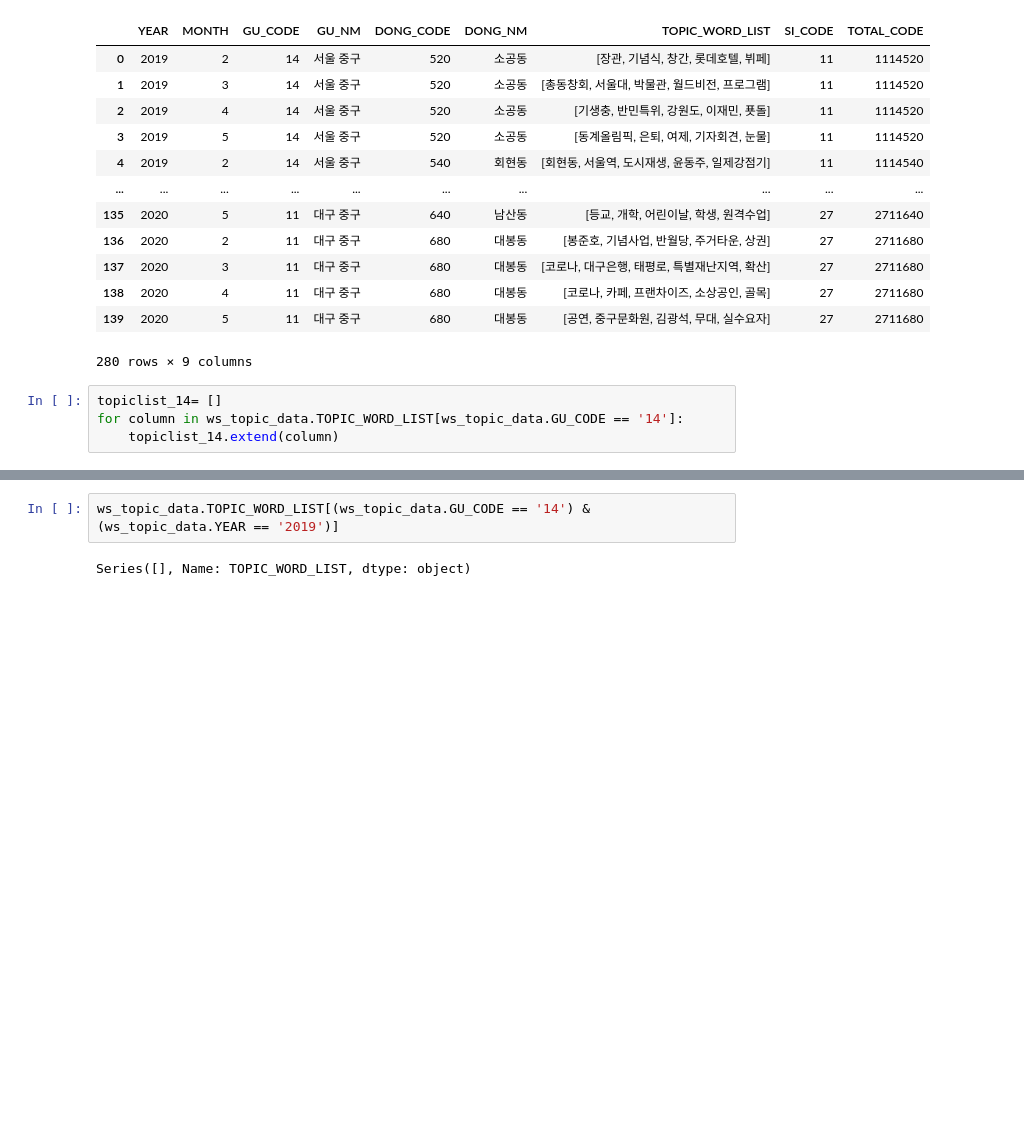
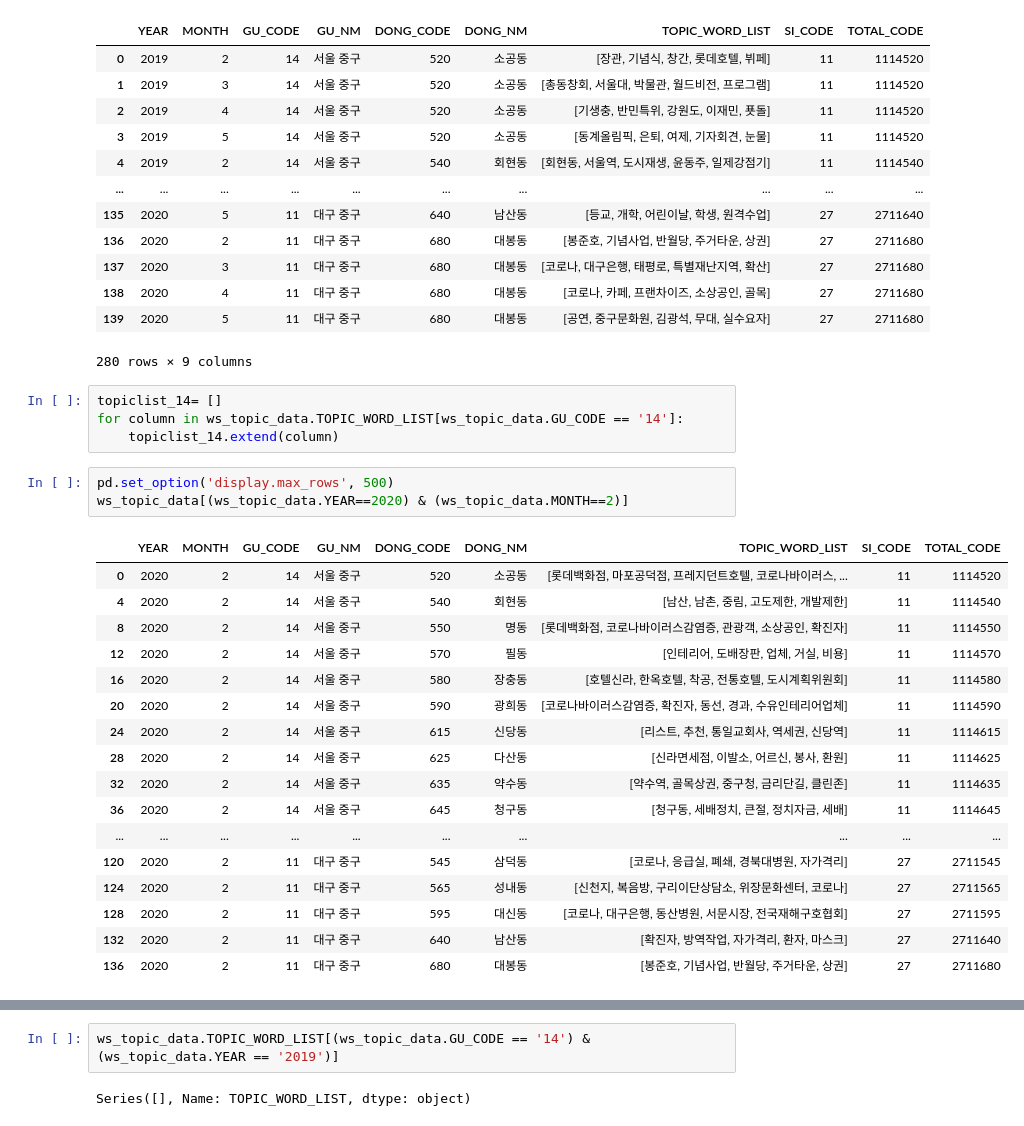
Before and after one commit to Lee-JeongMin/Bigcontest2020, a Jupyter notebook: EDA/20200812_EDA_SH.ipynb, the cells around one changed output, grey strips where cells are left out. Saved outputs shown, nothing was run; the diff lists cells and outputs as text; blank space fills up the shorter version.

```diff
--- a/EDA/20200812_EDA.ipynb
+++ b/EDA/20200812_EDA_SH.ipynb
@@ -589,3 +589,24 @@ ws_topic_data
 topiclist_14= []
 for column in ws_topic_data.TOPIC_WORD_LIST[ws_topic_data.GU_CODE == '14']:
     topiclist_14.extend(column)
+# %%
+pd.set_option('display.max_rows', 500)
+ws_topic_data[(ws_topic_data.YEAR==2020) & (ws_topic_data.MONTH==2)]
+# %% [output]
+|  | YEAR | MONTH | GU_CODE | GU_NM | DONG_CODE | DONG_NM | TOPIC_WORD_LIST | SI_CODE | TOTAL_CODE |
+| 0 | 2020 | 2 | 14 | 서울 중구 | 520 | 소공동 | [롯데백화점, 마포공덕점, 프레지던트호텔, 코로나바이러스, ... | 11 | 1114520 |
+| 4 | 2020 | 2 | 14 | 서울 중구 | 540 | 회현동 | [남산, 남촌, 중림, 고도제한, 개발제한] | 11 | 1114540 |
+| 8 | 2020 | 2 | 14 | 서울 중구 | 550 | 명동 | [롯데백화점, 코로나바이러스감염증, 관광객, 소상공인, 확진자] | 11 | 1114550 |
+| 12 | 2020 | 2 | 14 | 서울 중구 | 570 | 필동 | [인테리어, 도배장판, 업체, 거실, 비용] | 11 | 1114570 |
+| 16 | 2020 | 2 | 14 | 서울 중구 | 580 | 장충동 | [호텔신라, 한옥호텔, 착공, 전통호텔, 도시계획위원회] | 11 | 1114580 |
+| 20 | 2020 | 2 | 14 | 서울 중구 | 590 | 광희동 | [코로나바이러스감염증, 확진자, 동선, 경과, 수유인테리어업체] | 11 | 1114590 |
+| 24 | 2020 | 2 | 14 | 서울 중구 | 615 | 신당동 | [리스트, 추천, 통일교회사, 역세권, 신당역] | 11 | 1114615 |
+| 28 | 2020 | 2 | 14 | 서울 중구 | 625 | 다산동 | [신라면세점, 이발소, 어르신, 봉사, 환원] | 11 | 1114625 |
+| 32 | 2020 | 2 | 14 | 서울 중구 | 635 | 약수동 | [약수역, 골목상권, 중구청, 금리단길, 클린존] | 11 | 1114635 |
+| 36 | 2020 | 2 | 14 | 서울 중구 | 645 | 청구동 | [청구동, 세배정치, 큰절, 정치자금, 세배] | 11 | 1114645 |
+| ... | ... | ... | ... | ... | ... | ... | ... | ... | ... |
+| 120 | 2020 | 2 | 11 | 대구 중구 | 545 | 삼덕동 | [코로나, 응급실, 폐쇄, 경북대병원, 자가격리] | 27 | 2711545 |
+| 124 | 2020 | 2 | 11 | 대구 중구 | 565 | 성내동 | [신천지, 복음방, 구리이단상담소, 위장문화센터, 코로나] | 27 | 2711565 |
+| 128 | 2020 | 2 | 11 | 대구 중구 | 595 | 대신동 | [코로나, 대구은행, 동산병원, 서문시장, 전국재해구호협회] | 27 | 2711595 |
+| 132 | 2020 | 2 | 11 | 대구 중구 | 640 | 남산동 | [확진자, 방역작업, 자가격리, 환자, 마스크] | 27 | 2711640 |
+| 136 | 2020 | 2 | 11 | 대구 중구 | 680 | 대봉동 | [봉준호, 기념사업, 반월당, 주거타운, 상권] | 27 | 2711680 |
```
Also changed, not shown: parts of 9 cells of this notebook.
